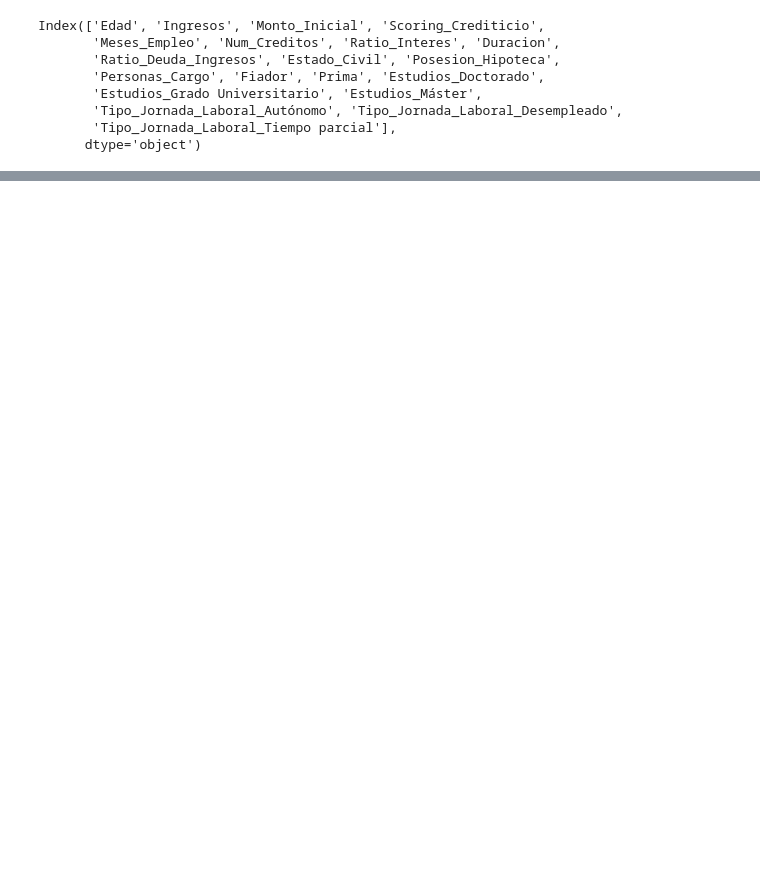
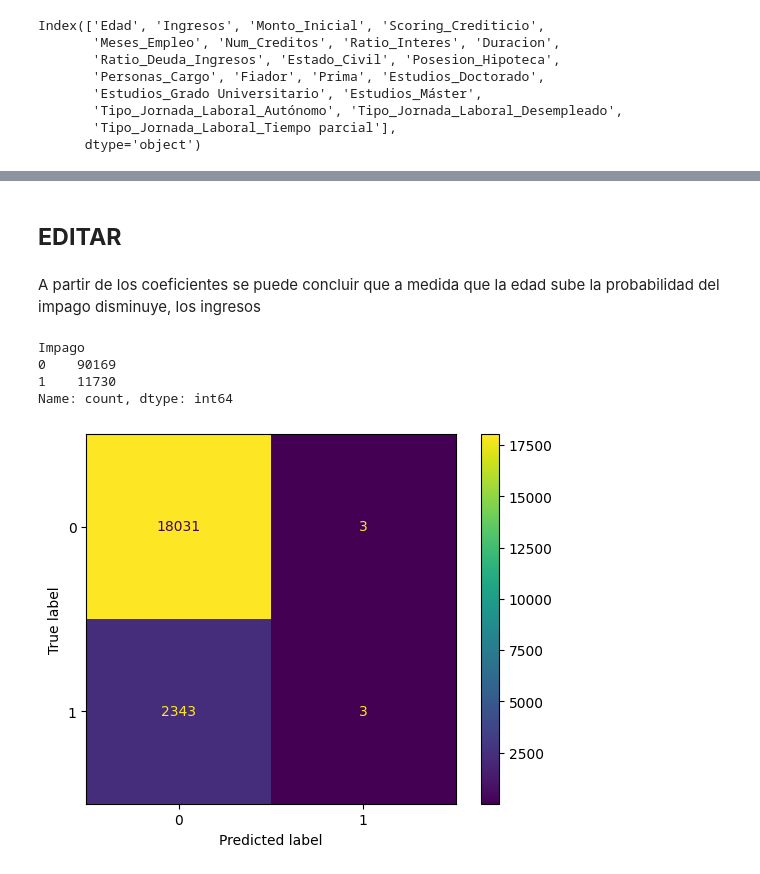
Before and after one commit to GorkaNBDATA/Equipo-Morado, a Jupyter notebook: modelo-impago.ipynb, the cells around one changed output, grey strips where cells are left out. Saved outputs shown, nothing was run; the diff lists cells and outputs as text; code cells hidden in the pictures; blank space fills up the shorter version.

Commit message:
entreno y evaluación de sklearn + statsmodels

```diff
--- a/modelo-impago.ipynb
+++ b/modelo-impago.ipynb
@@ -198,4 +218,0 @@ cols_num = ["Edad", "Ingresos", "Monto_Inicial", "Scoring_Crediticio", "Meses_Em
-# %%
-scaler = StandardScaler()
-X_train[cols_num] = scaler.fit_transform(X_train[cols_num])  # aprende media y desviación solo del train
-X_test[cols_num] = scaler.transform(X_test[cols_num])        # aplica esos mismos valores al test
@@ -205,0 +229,7 @@ El escalado se realiza utilizando únicamente los datos del conjunto de entrenam
+# %%
+scaler = StandardScaler()
+X_train_scaled = X_train.copy()
+X_test_scaled = X_test.copy()
+
+X_train_scaled[cols_num] = scaler.fit_transform(X_train[cols_num])   # aprende media y desviación del train
+X_test_scaled[cols_num] = scaler.transform(X_test[cols_num])         # aplica esos mismos valores al test
@@ -205,0 +262,3 @@ El escalado se realiza utilizando únicamente los datos del conjunto de entrenam
+# %%
+modelo_log_sklearn = LogisticRegression()
+modelo_log_sklearn.fit(X_train_scaled, y_train)
@@ -205,0 +295,4 @@ El escalado se realiza utilizando únicamente los datos del conjunto de entrenam
+# %% [markdown]
+## **EDITAR**
+# %% [markdown]
+A partir de los coeficientes se puede concluir que a medida que la edad sube la probabilidad del impago disminuye, los ingresos
@@ -205,0 +302,14 @@ El escalado se realiza utilizando únicamente los datos del conjunto de entrenam
+# %%
+copy['Impago'].value_counts()
+# %% [output]
+Impago
+0    90169
+1    11730
+Name: count, dtype: int64
+# %%
+clases_pred = modelo_log_sklearn.predict(X_test_scaled)
+
+ConfusionMatrixDisplay.from_predictions(y_test, clases_pred)
+plt.show()
+# %% [output]
+[figure, added]
```
Also changed, not shown: parts of 38 cells of this notebook.
